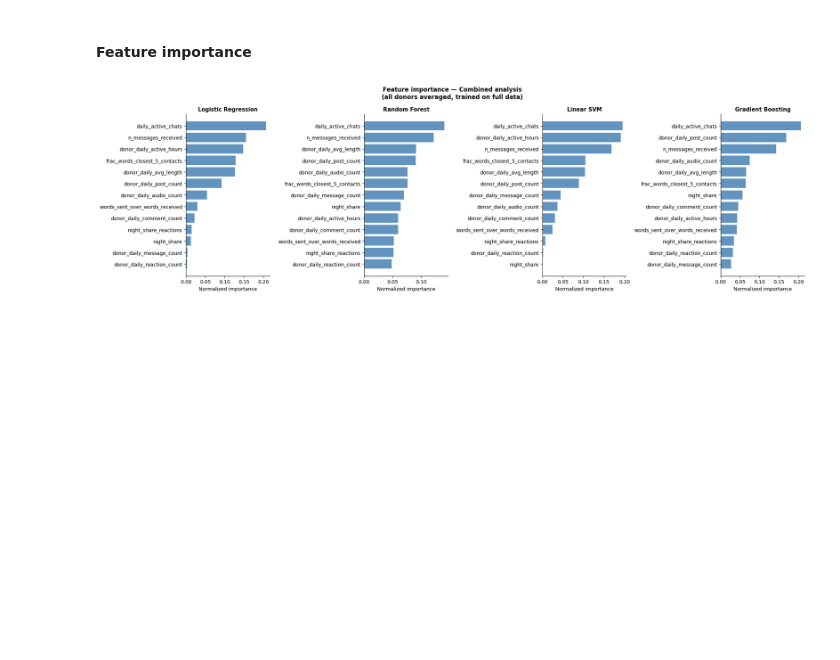
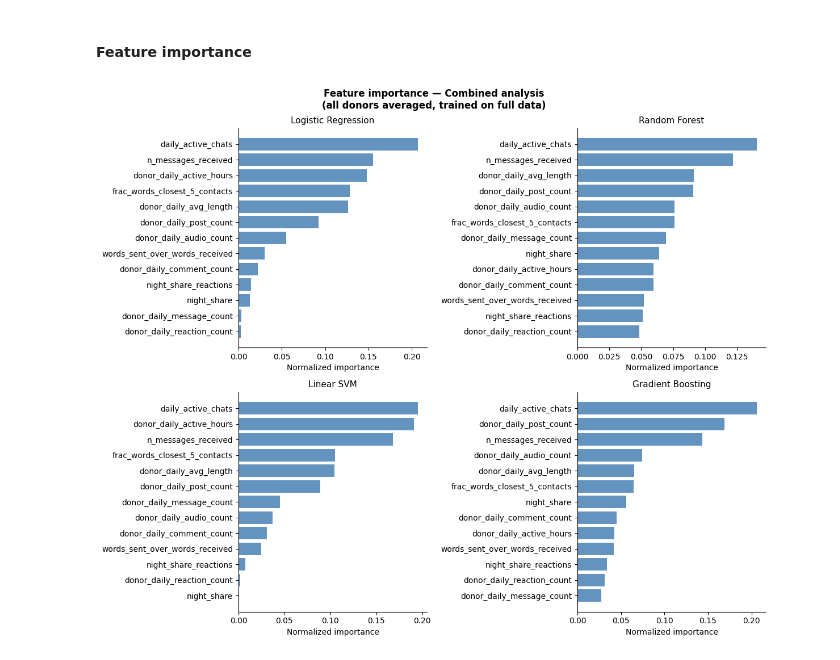
Before and after one commit to sashasymko/digital-footprint-of-war, a Jupyter notebook: 02_rq1/03_classification/02_combined_analysis.ipynb, the cells around one changed output. Cells and saved outputs as stored; diff of their text form; code cells hidden in the pictures; blank space fills up the shorter version.

```diff
--- a/02_rq1/03_classification/02_combined_analysis.ipynb
+++ b/02_rq1/03_classification/02_combined_analysis.ipynb
@@ -230,7 +230,7 @@ ax.set_xlabel('False Positive Rate', fontsize=12)
 ax.set_ylabel('True Positive Rate', fontsize=12)
 ax.set_title('ROC curves — Combined analysis\n'
              'Pre-invasion vs Post-invasion (all donors averaged)',
-             fontsize=12, fontweight='bold')
+             fontsize=12)
 ax.legend(fontsize=10, loc='lower right')
 ax.spines[['top', 'right']].set_visible(False)
 plt.tight_layout()
@@ -285,20 +285,22 @@ for model_name, model in models.items():
 
 imp_df = pd.DataFrame(importances, index=features)
 # %%
-n_models = len(models)
-fig, axes = plt.subplots(1, n_models, figsize=(5 * n_models, 6))
+n_cols = 2
+n_rows = 2
+fig, axes = plt.subplots(n_rows, n_cols, figsize=(12, 10))
+axes = axes.flatten()
 
 for ax, model_name in zip(axes, models.keys()):
     imp = imp_df[model_name].sort_values()
     ax.barh(imp.index, imp.values, color='steelblue', alpha=0.85)
     ax.set_xlabel('Normalized importance', fontsize=10)
-    ax.set_title(model_name, fontsize=11, fontweight='bold')
+    ax.set_title(model_name, fontsize=11)
     ax.spines[['top', 'right']].set_visible(False)
 
 plt.suptitle('Feature importance — Combined analysis\n'
              '(all donors averaged, trained on full data)',
              fontsize=12, fontweight='bold')
 plt.tight_layout()
 plt.show()
 # %% [output]
-[figure, old version]
+[figure, new version]
```
Also changed, not shown: parts of 1 cell of this notebook, 12 other files.
